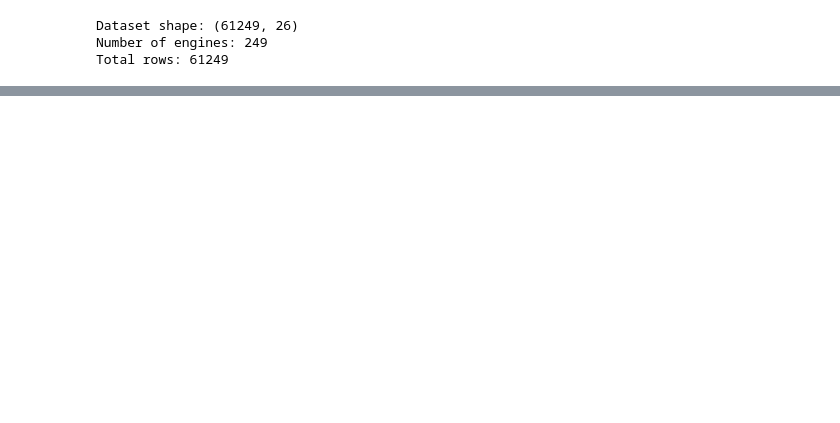
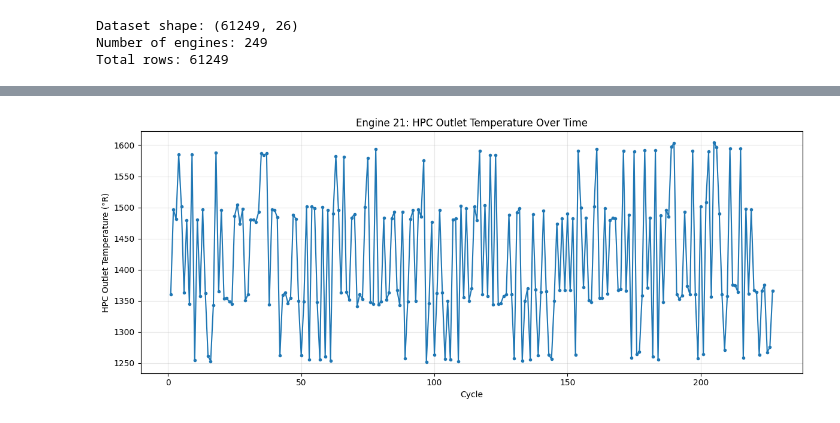
Before and after one commit to yadvendrasinghshekhawat02-design/first-, a Jupyter notebook: fd004_analysis.ipynb, the cells around one changed output, grey strips where cells are left out. Cells and saved outputs as stored; diff of their text form; code cells hidden in the pictures; blank space fills up the shorter version.

```diff
--- a/fd004_analysis.ipynb
+++ b/fd004_analysis.ipynb
@@ -78,0 +139,12 @@ engine_21.describe()
+# %%
+# Plot one sensor over time for engine 21
+plt.figure(figsize=(12, 5))
+plt.plot(engine_21['time_cycles'], engine_21['(HPC outlet temperature) (◦R)'], marker='o', markersize=3)
+plt.xlabel('Cycle')
+plt.ylabel('HPC Outlet Temperature (°R)')
+plt.title('Engine 21: HPC Outlet Temperature Over Time')
+plt.grid(True, alpha=0.3)
+plt.tight_layout()
+plt.show()
+# %% [output]
+[figure, added]
```
Also changed, not shown: parts of 8 cells of this notebook.
